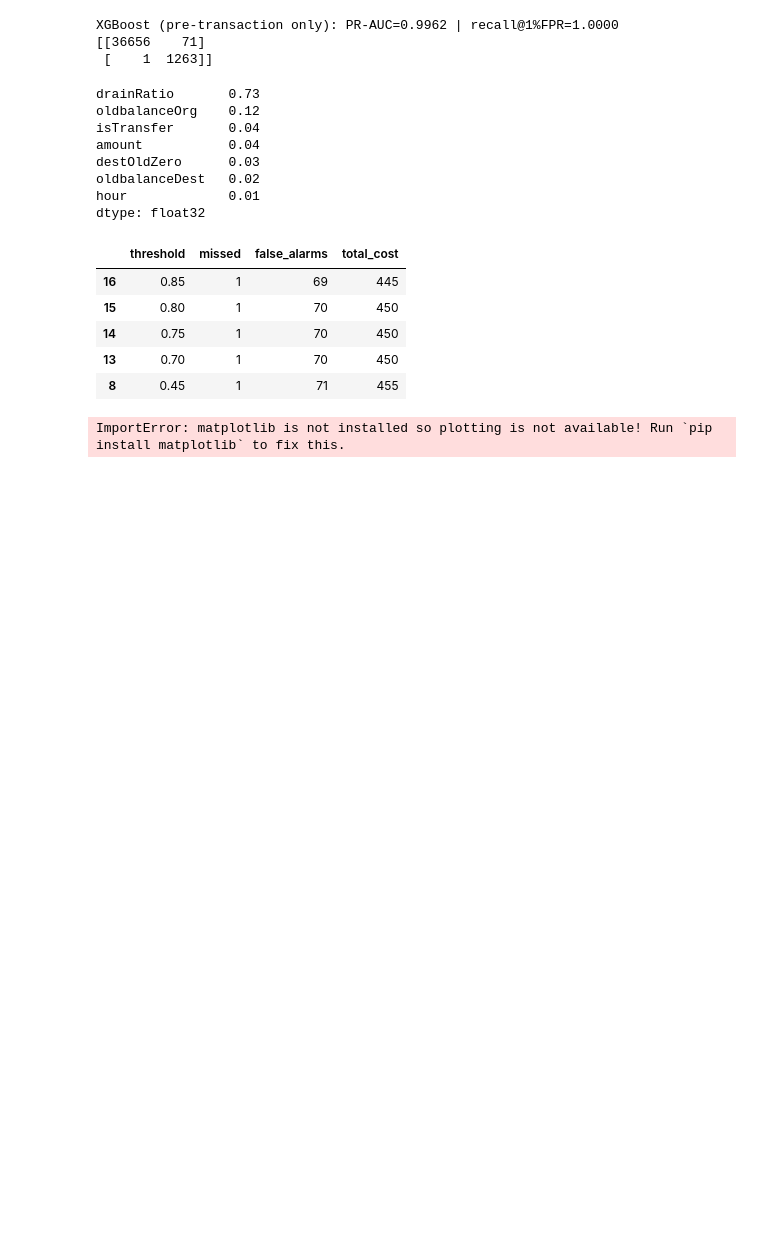
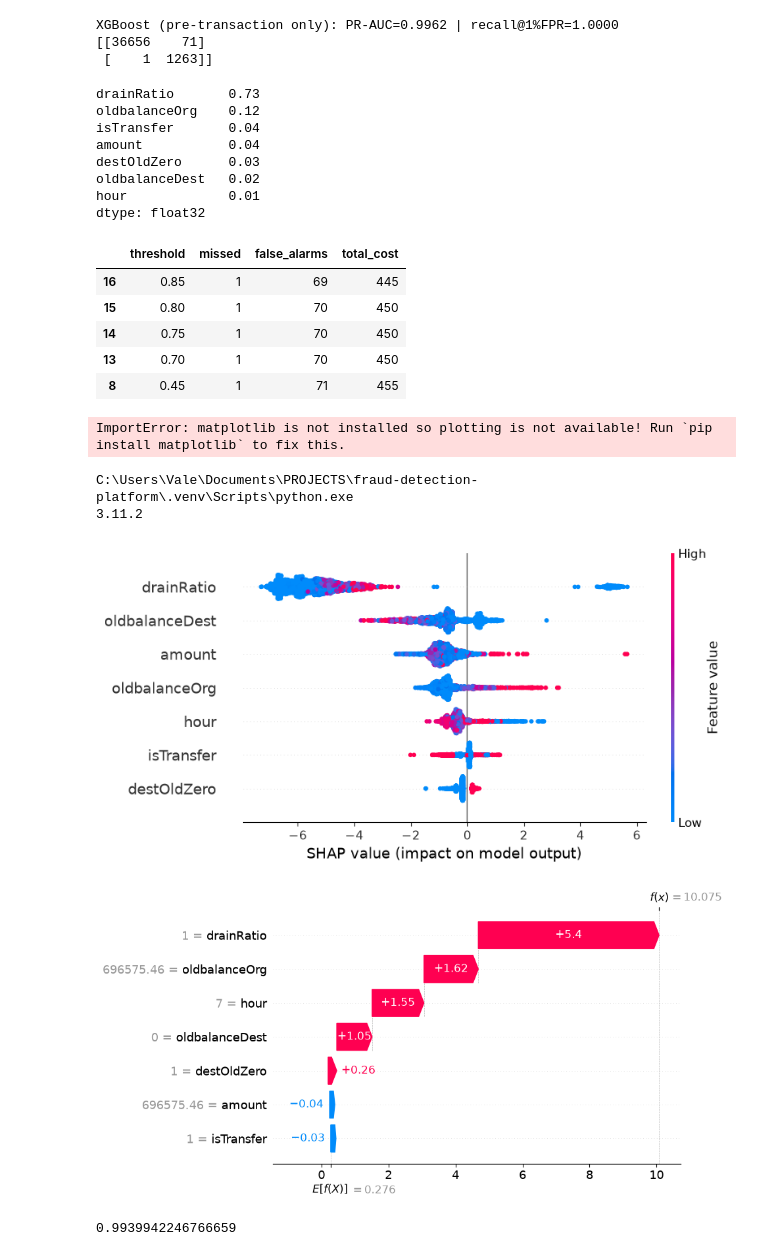
Before and after one commit to feliciavale/fraud-detection-platform, a Jupyter notebook: notebooks/01_paysim_eda.ipynb, the cells around one changed output. Cells and saved outputs as stored; diff of their text form; code cells hidden in the pictures; blank space fills up the shorter version.

Commit message:
Add SHAP explanations and no-hour model

```diff
--- a/notebooks/01_paysim_eda.ipynb
+++ b/notebooks/01_paysim_eda.ipynb
@@ -237,3 +237,54 @@ ImportError: matplotlib is not installed so plotting is not available! Run `pip
 import json
 xgb_rt.save_model("../models/mobile_money_xgb.json")
 json.dump({"features": feats_rt, "threshold": 0.5}, open("../models/mobile_money_meta.json", "w"))
+# %%
+import sys
+print(sys.executable)
+import matplotlib
+print(matplotlib.__version__)
+# %% [output]
+C:\Users\Vale\Documents\PROJECTS\fraud-detection-platform\.venv\Scripts\python.exe
+3.11.2
+# %%
+import json
+import numpy as np
+import pandas as pd
+import xgboost as xgb
+import shap
+
+df = pd.read_csv("../data/paysim/PS_20174392719_1491204439457_log.csv")
+d = df[df["type"].isin(["TRANSFER", "CASH_OUT"])].copy()
+d["drainRatio"] = d["amount"] / (d["oldbalanceOrg"] + 1)
+d["destOldZero"] = (d["oldbalanceDest"] == 0).astype(int)
+d["isTransfer"] = (d["type"] == "TRANSFER").astype(int)
+d["hour"] = d["step"] % 24
+
+feats_rt = json.load(open("../models/mobile_money_meta.json"))["features"]
+test = d[d["step"] > 630]
+
+xgb_rt = xgb.XGBClassifier()
+xgb_rt.load_model("../models/mobile_money_xgb.json")
+# %%
+explainer = shap.TreeExplainer(xgb_rt)
+sample = test[feats_rt].sample(2000, random_state=0)
+sv = explainer(sample)
+shap.plots.beeswarm(sv)
+
+fraud_row = test[test["isFraud"] == 1][feats_rt].iloc[[0]]
+shap.plots.waterfall(explainer(fraud_row)[0])
+# %% [output]
+[figure, added]
+[figure, added]
+# %%
+feats_nohour = [f for f in feats_rt if f != "hour"]
+train = d[d["step"] <= 520]; val = d[(d["step"] > 520) & (d["step"] <= 630)]
+pos_weight = (train["isFraud"] == 0).sum() / (train["isFraud"] == 1).sum()
+m = xgb.XGBClassifier(n_estimators=500, learning_rate=0.05, max_depth=6, subsample=0.8,
+    colsample_bytree=0.8, scale_pos_weight=pos_weight, tree_method="hist",
+    eval_metric="aucpr", early_stopping_rounds=30, n_jobs=-1)
+m.fit(train[feats_nohour], train["isFraud"], eval_set=[(val[feats_nohour], val["isFraud"])], verbose=0)
+
+from sklearn.metrics import average_precision_score
+print(average_precision_score(test["isFraud"], m.predict_proba(test[feats_nohour])[:, 1]))
+# %% [output]
+0.9939942246766659
```
Also changed, not shown: parts of 1 cell of this notebook, 3 other files.
